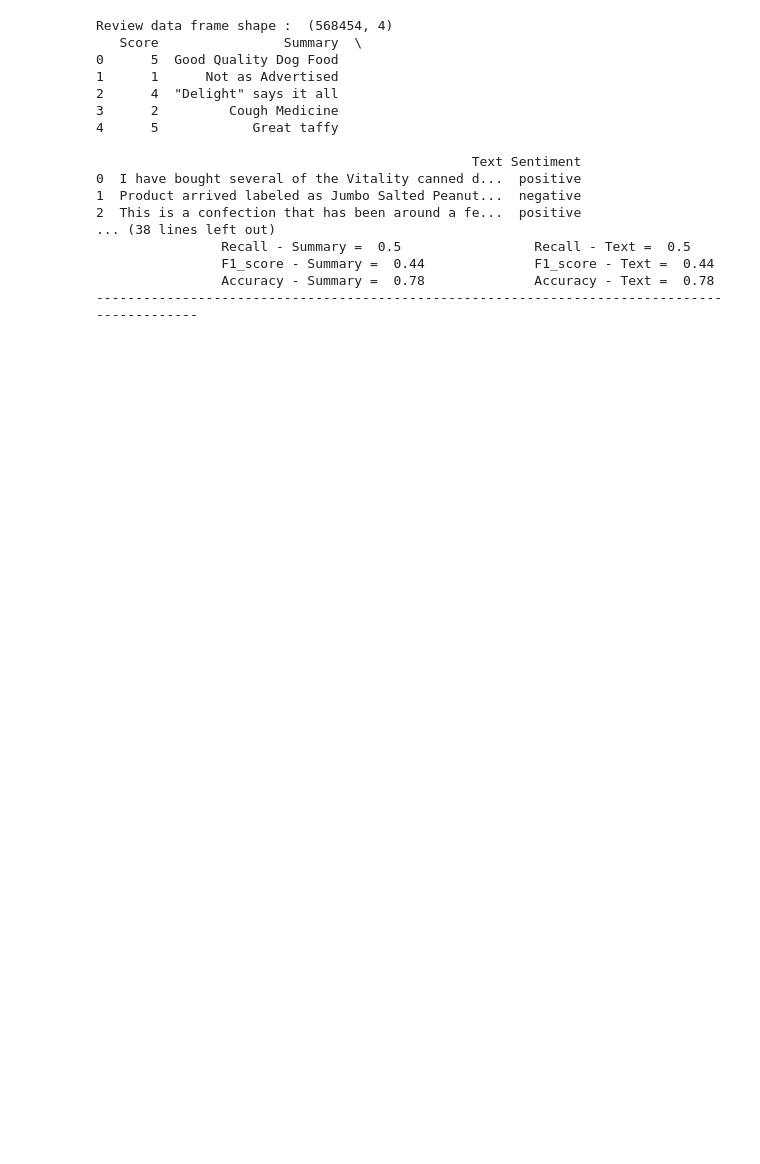
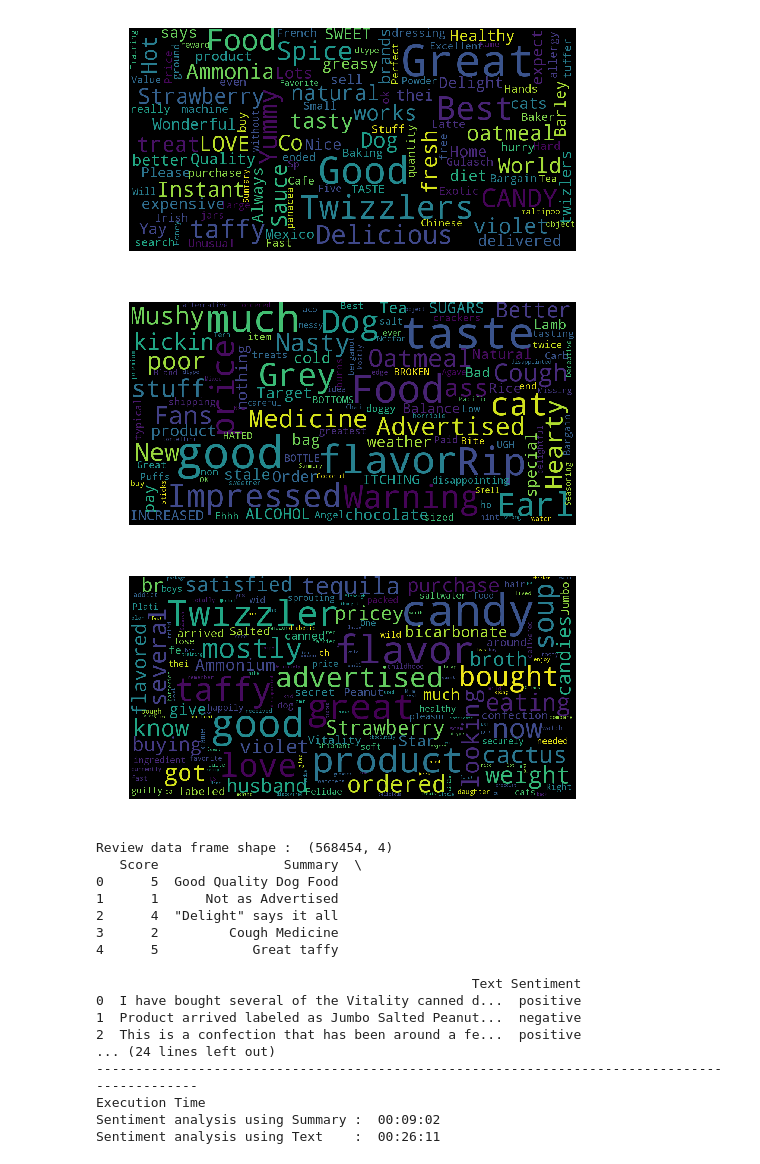
Before and after one commit to kirans9731/MLProject, a Jupyter notebook: Notebooks/AmazonReviewSentimentClassifierNotebook.ipynb, the cells around one changed output. Drawn from its saved outputs; the diff is of its cells as text; code cells hidden in the pictures; blank space fills up the shorter version.

```diff
--- a/Notebooks/AmazonReviewSentimentClassifierNotebook.ipynb
+++ b/Notebooks/AmazonReviewSentimentClassifierNotebook.ipynb
@@ -192,32 +215,59 @@ def classify(data, sentiment, classifiers, k = 10):
         kfold_res[classifier_name] = {'precision': (precision/k), 'recall': (recall/k), 'f1score':(f1score/k), 'accuracy':(accuracy/k)}
 
     return kfold_res
+# %%
+def format_seconds_to_hhmmss(seconds):
+    hours, seconds =  seconds // 3600, seconds % 3600
+    minutes, seconds = seconds // 60, seconds % 60
+    return "%02i:%02i:%02i" % (hours, minutes, seconds)
 # %%
 path = '../Data/Reviews.csv'
 reviews = pandas.read_csv(path, usecols=['Summary','Text','Score'])
 reviews["Sentiment"] = reviews["Score"].apply(lambda score: "positive" if score > 3 else "negative")
+show_wordcloud(reviews[reviews.Sentiment == 'positive']["Summary"])
+show_wordcloud(reviews[reviews.Sentiment == 'negative']["Summary"])
+show_wordcloud(reviews["Text"])
 print('Review data frame shape : ', reviews.shape)
 print(reviews.head(5))
 print('=============================================================================================')
 print()
 
-reviewsSubset = reviews.head(1000)
+reviewsSubset = reviews.head(100)
 print(reviewsSubset.shape)
-[summary,text,sentiment] = splitData(reviewsSubset)
+print('=============================================================================================')
+print()
+[summary,text,sentiment] = splitData(reviews)
 
-classifiers = ['LogisticRegression', 'MultinomialNB', 'LinearSVC', 'AdaBoost', 'RandomForest', 'SVMRadialKernel']
+#classifiers = ["SVMRadialKernel"]
+#classifiers = ['LinearSVC']
+classifiers = ['LogisticRegression', 'MultinomialNB', 'LinearSVC']
 
+import time
+textSentiment_StartTime = time.time()
 _TextSentiment = classify(text, sentiment, classifiers, k=10)
+textSentiment_EndTime = time.time()
+textSentiment_Time = format_seconds_to_hhmmss(textSentiment_EndTime - textSentiment_StartTime)
+
+summarySentiment_StartTime = time.time()
 _SummarySentiment = classify(summary, sentiment, classifiers, k=10)
+summarySentiment_EndTime = time.time()
+summarySentiment_Time = format_seconds_to_hhmmss(summarySentiment_EndTime - summarySentiment_StartTime)
 
 for classifier in classifiers:
     print(classifier)
     print('\t\tPrecision - Summary = ', round(_SummarySentiment[classifier]['precision'], 2), '\t\tPrecision - Text = ', round(_TextSentiment[classifier]['precision'],2))
     print('\t\tRecall - Summary = ', round(_SummarySentiment[classifier]['recall'],2), '\t\tRecall - Text = ', round(_TextSentiment[classifier]['recall'],2))
     print('\t\tF1_score - Summary = ', round(_SummarySentiment[classifier]['f1score'],2), '\t\tF1_score - Text = ', round(_TextSentiment[classifier]['f1score'],2))
     print('\t\tAccuracy - Summary = ', round(_SummarySentiment[classifier]['accuracy'],2), '\t\tAccuracy - Text = ', round(_TextSentiment[classifier]['accuracy'],2))
     print('---------------------------------------------------------------------------------------------')
+
+print("Execution Time")
+print("Sentiment analysis using Summary : ", summarySentiment_Time)
+print("Sentiment analysis using Text    : ", textSentiment_Time)
 # %% [output]
+[figure, added]
+[figure, added]
+[figure, added]
 Review data frame shape :  (568454, 4)
    Score                Summary  \
 0      5  Good Quality Dog Food
@@ -230,8 +280,8 @@ Review data frame shape :  (568454, 4)
 0  I have bought several of the Vitality canned d...  positive
 1  Product arrived labeled as Jumbo Salted Peanut...  negative
 2  This is a confection that has been around a fe...  positive
-... (38 lines left out)
-                Recall - Summary =  0.5                 Recall - Text =  0.5
-                F1_score - Summary =  0.44              F1_score - Text =  0.44
-                Accuracy - Summary =  0.78              Accuracy - Text =  0.78
+... (24 lines left out)
 ---------------------------------------------------------------------------------------------
+Execution Time
+Sentiment analysis using Summary :  00:09:02
+Sentiment analysis using Text    :  00:26:11
```
Also changed, not shown: parts of 2 cells of this notebook.
